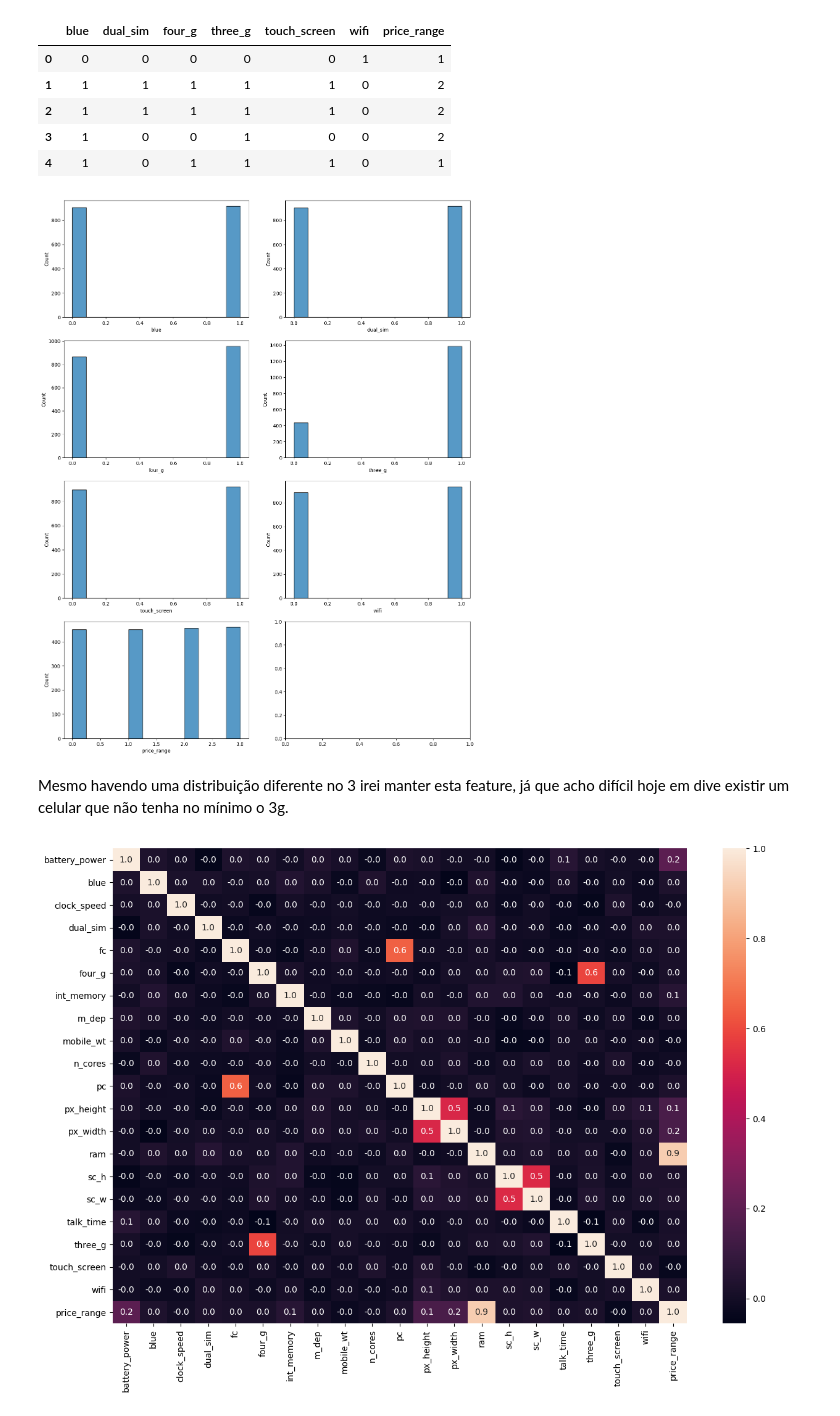
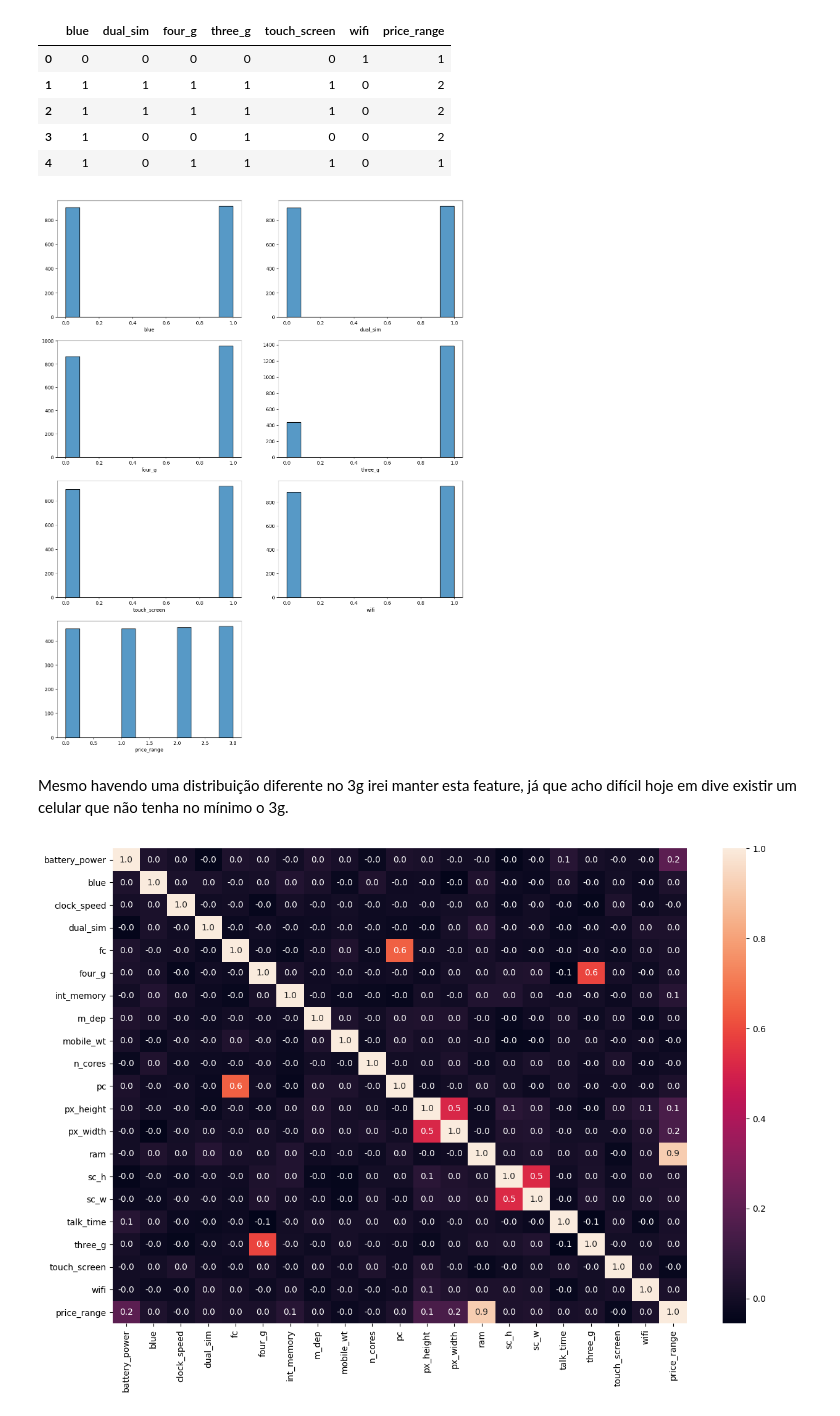
Before and after one commit to Gabriel07201/mobile_price_model_classifier, a Jupyter notebook: main.ipynb, the cells around one changed output. Drawn from its saved outputs; the diff is of its cells as text; code cells hidden in the pictures.

Commit message:
refatorando_plot

```diff
--- a/main.ipynb
+++ b/main.ipynb
@@ -107,12 +107,8 @@ quantitative_labels.describe()
 | 75% | 1611.000000 | 2.200000 | 7.000000 | 48.000000 | 0.800000 | 170.500000 | 7.000000 | 15.000000 | 952.000000 | ... |
 | max | 1998.000000 | 3.000000 | 19.000000 | 64.000000 | 1.000000 | 200.000000 | 8.000000 | 20.000000 | 1960.000000 | ... |
 # %%
-fig, ax = plt.subplots(5,3, figsize=(15, 20))
-ax = ax.ravel()
-
+plt.figure(figsize=(15,20))
 for i, column in enumerate(quantitative_labels.columns):
-    graph = sns.boxplot(data=quantitative_labels, x=column, ax=ax[i])
-    graph
-
-plt.show()
+    plt.subplot(5, 3, i+1)
+    sns.boxplot(data=quantitative_labels, x=column)
 # %% [output]
@@ -120,10 +116,7 @@ plt.show()
 # %%
-fig, ax = plt.subplots(5,3, figsize=(15, 20))
-ax = ax.ravel()
-
+plt.figure(figsize=(15,20))
 for i, column in enumerate(quantitative_labels.columns):
-    sns.histplot(quantitative_labels[column], ax=ax[i])
-    ax[i].set_ylabel('')
-
-plt.show()
+    plt.subplot(5, 3, i+1)
+    sns.histplot(quantitative_labels[column])
+    plt.ylabel('')
 # %% [output]
@@ -141,17 +134,15 @@ qualitative_labels.head()
 | 3 | 1 | 0 | 0 | 1 | 0 | 0 | 2 |
 | 4 | 1 | 0 | 1 | 1 | 1 | 0 | 1 |
 # %%
-fig, ax = plt.subplots(4,2, figsize=(15, 20))
-ax = ax.ravel()
-
+plt.figure(figsize=(15, 20))
 for i, column in enumerate(qualitative_labels.columns):
-    sns.histplot(qualitative_labels[column], ax=ax[i])
-
-plt.show()
+    plt.subplot(4, 2, i+1)
+    sns.histplot(qualitative_labels[column])
+    plt.ylabel('')
 # %% [output]
-[figure, old version]
+[figure, new version]
 # %% [markdown]
-Mesmo havendo uma distribuição diferente no 3 irei manter esta feature, já que acho difícil hoje em dive existir um celular que não tenha no mínimo o 3g.
+Mesmo havendo uma distribuição diferente no 3g irei manter esta feature, já que acho difícil hoje em dive existir um celular que não tenha no mínimo o 3g.
 # %%
 corr = df_train.corr()
 
```
Also changed, not shown: parts of 4 cells of this notebook.
